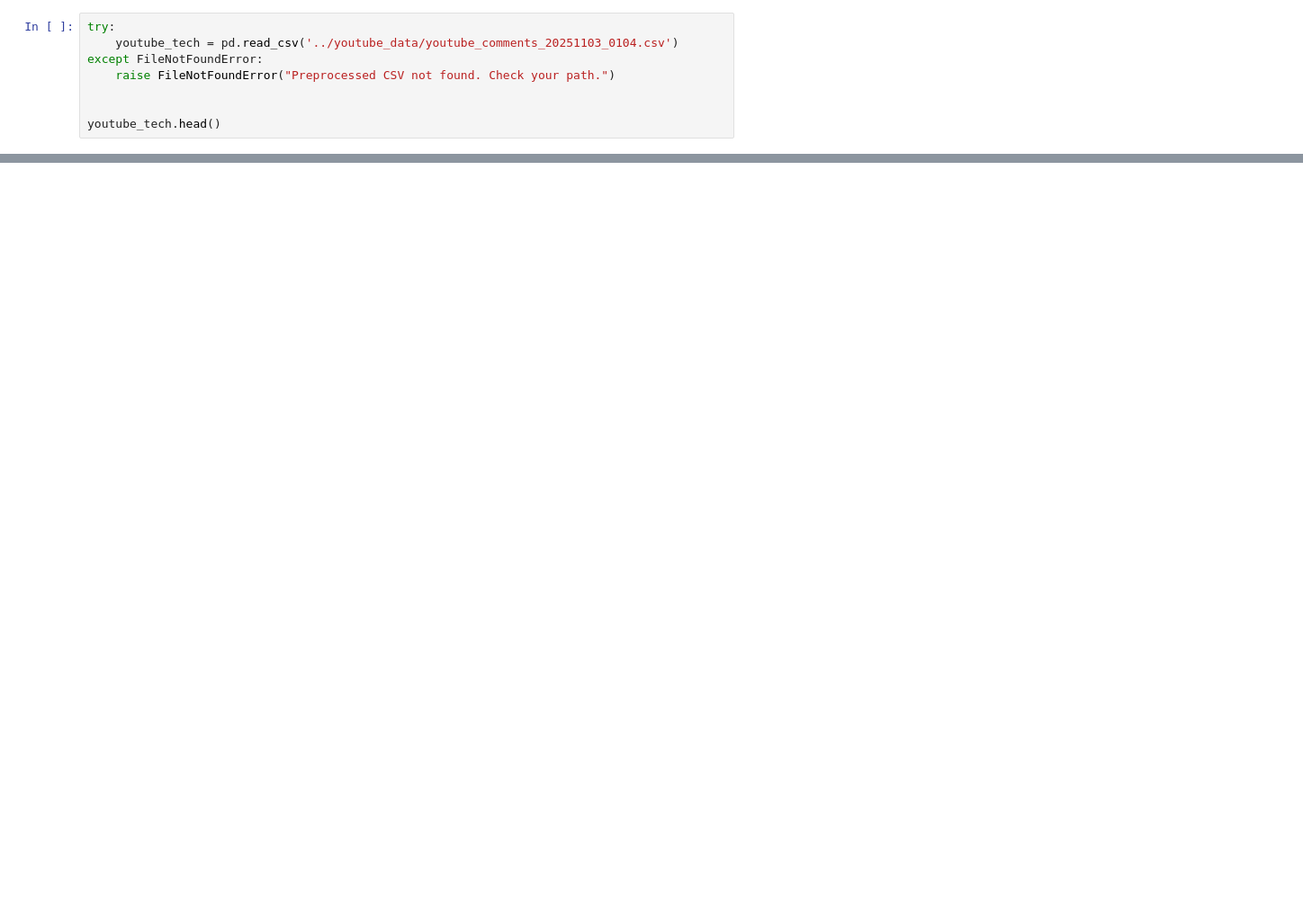
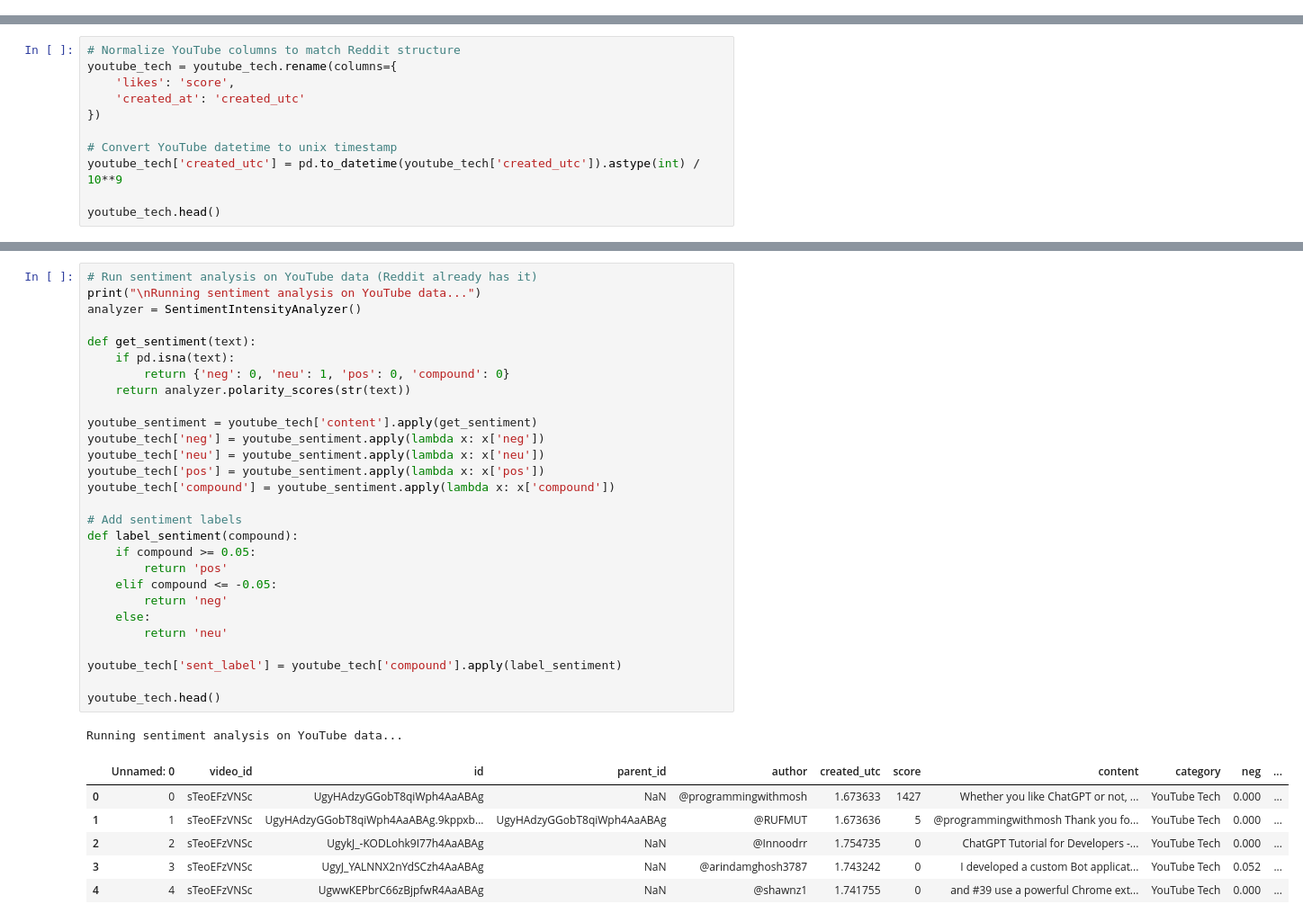
Before and after one commit to colaola20/sentiment-analisys-AI, a Jupyter notebook: data_preprocessing/preprocessing.ipynb, the cells around one changed output, grey strips where cells are left out. Shown at 90% size. Drawn from its saved outputs; the diff is of its cells as text; blank space fills up the shorter version.

Commit message:
Combined all datasets together. Added VADER sentiment analysis to youtube data. Performed EDA based on VADER sentiment analysis results. Added result visualization.

```diff
--- a/data_preprocessing/preprocessing.ipynb
+++ b/data_preprocessing/preprocessing.ipynb
@@ -132,8 +48,0 @@ reddit_non_tech.head()
-# %%
-try:
-    youtube_tech = pd.read_csv('../youtube_data/youtube_comments_20251103_0104.csv')
-except FileNotFoundError:
-    raise FileNotFoundError("Preprocessed CSV not found. Check your path.")
-
-
-youtube_tech.head()
@@ -146,0 +67,11 @@ youtube_tech.head()
+# %%
+# Normalize YouTube columns to match Reddit structure
+youtube_tech = youtube_tech.rename(columns={
+    'likes': 'score',
+    'created_at': 'created_utc'
+})
+
+# Convert YouTube datetime to unix timestamp
+youtube_tech['created_utc'] = pd.to_datetime(youtube_tech['created_utc']).astype(int) / 10**9
+
+youtube_tech.head()
@@ -146,0 +85,36 @@ youtube_tech.head()
+# %%
+# Run sentiment analysis on YouTube data (Reddit already has it)
+print("\nRunning sentiment analysis on YouTube data...")
+analyzer = SentimentIntensityAnalyzer()
+
+def get_sentiment(text):
+    if pd.isna(text):
+        return {'neg': 0, 'neu': 1, 'pos': 0, 'compound': 0}
+    return analyzer.polarity_scores(str(text))
+
+youtube_sentiment = youtube_tech['content'].apply(get_sentiment)
+youtube_tech['neg'] = youtube_sentiment.apply(lambda x: x['neg'])
+youtube_tech['neu'] = youtube_sentiment.apply(lambda x: x['neu'])
+youtube_tech['pos'] = youtube_sentiment.apply(lambda x: x['pos'])
+youtube_tech['compound'] = youtube_sentiment.apply(lambda x: x['compound'])
+
+# Add sentiment labels
+def label_sentiment(compound):
+    if compound >= 0.05:
+        return 'pos'
+    elif compound <= -0.05:
+        return 'neg'
+    else:
+        return 'neu'
+
+youtube_tech['sent_label'] = youtube_tech['compound'].apply(label_sentiment)
+
+youtube_tech.head()
+# %% [output]
+Running sentiment analysis on YouTube data...
+|  | Unnamed: 0 | video_id | id | parent_id | author | created_utc | score | content | category | neg | ... |
+| 0 | 0 | sTeoEFzVNSc | UgyHAdzyGGobT8qiWph4AaABAg | NaN | @programmingwithmosh | 1.673633 | 1427 | Whether you like ChatGPT or not, ... | YouTube Tech | 0.000 | ... |
+| 1 | 1 | sTeoEFzVNSc | UgyHAdzyGGobT8qiWph4AaABAg.9kppxb... | UgyHAdzyGGobT8qiWph4AaABAg | @RUFMUT | 1.673636 | 5 | @programmingwithmosh Thank you fo... | YouTube Tech | 0.000 | ... |
+| 2 | 2 | sTeoEFzVNSc | UgykJ_-KODLohk9I77h4AaABAg | NaN | @Innoodrr | 1.754735 | 0 | ChatGPT Tutorial for Developers -... | YouTube Tech | 0.000 | ... |
+| 3 | 3 | sTeoEFzVNSc | UgyJ_YALNNX2nYdSCzh4AaABAg | NaN | @arindamghosh3787 | 1.743242 | 0 | I developed a custom Bot applicat... | YouTube Tech | 0.052 | ... |
+| 4 | 4 | sTeoEFzVNSc | UgwwKEPbrC66zBjpfwR4AaABAg | NaN | @shawnz1 | 1.741755 | 0 | and #39 use a powerful Chrome ext... | YouTube Tech | 0.000 | ... |
```
Also changed, not shown: parts of 35 cells of this notebook, 6 other files.
